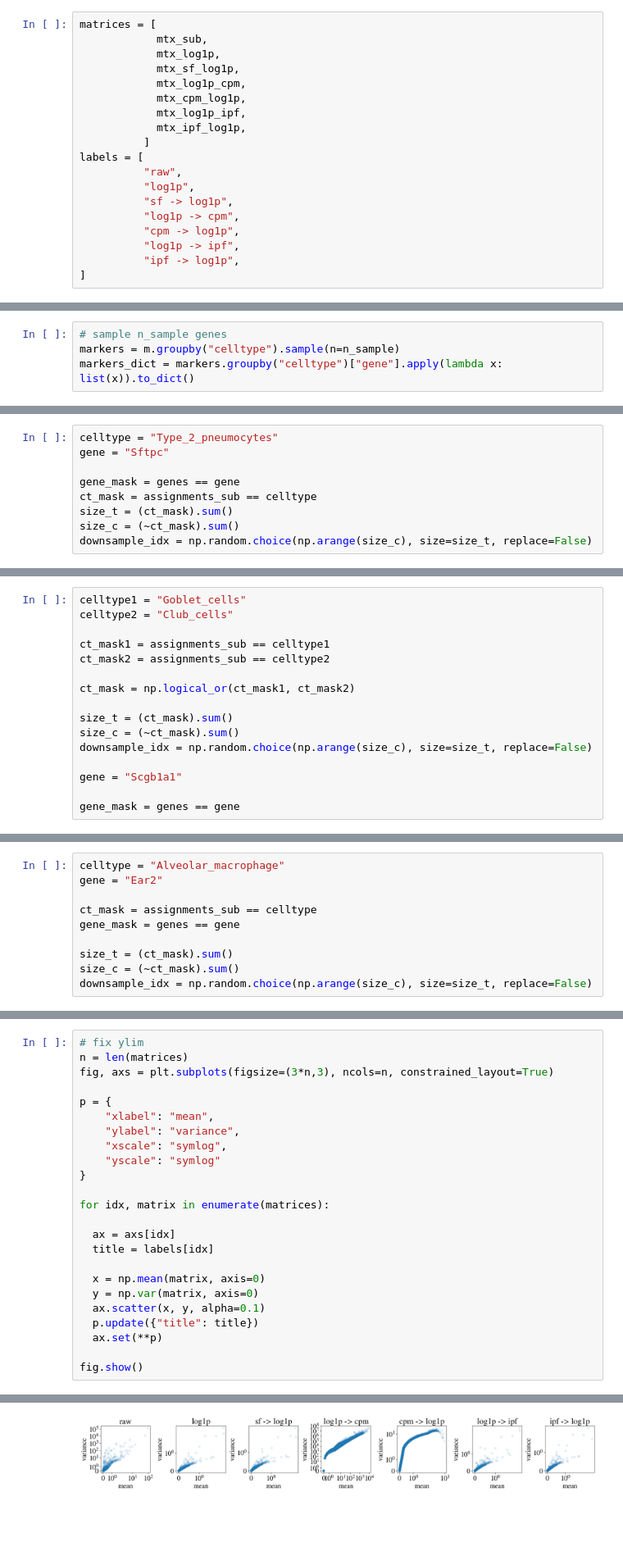
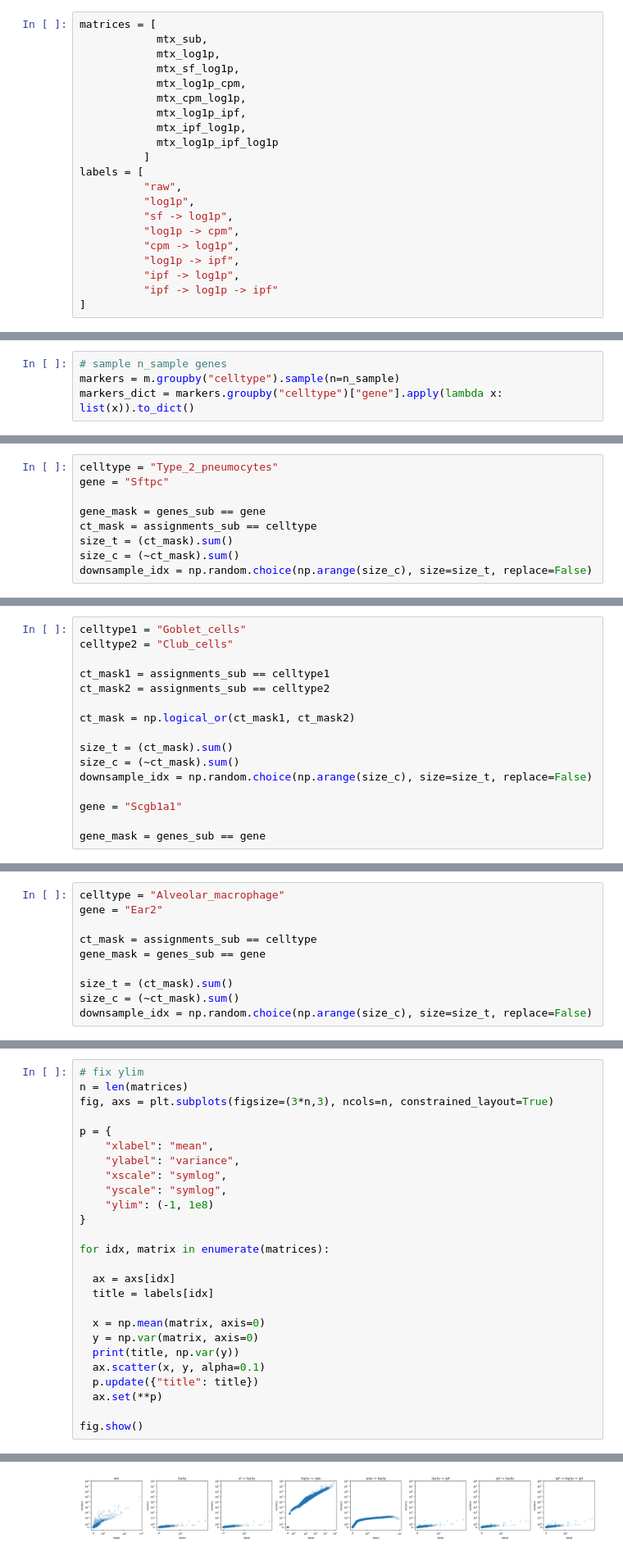
Before and after one commit to pachterlab/BHGP_2022, a Jupyter notebook: notebooks/comparison.ipynb, the cells around one changed output, grey strips where cells are left out. Shown at 82% size. Cells and saved outputs as stored; diff of their text form; blank space fills up the shorter version.

```diff
--- a/notebooks/comparison.ipynb
+++ b/notebooks/comparison.ipynb
@@ -374,6 +385,7 @@ matrices = [
             mtx_cpm_log1p,
             mtx_log1p_ipf,
             mtx_ipf_log1p,
+            mtx_log1p_ipf_log1p
           ]
 labels = [
           "raw",
@@ -383,6 +395,7 @@ labels = [
           "cpm -> log1p",
           "log1p -> ipf",
           "ipf -> log1p",
+          "ipf -> log1p -> ipf"
 ]
 # %%
 table = "https://static-content.springer.com/esm/art%3A10.1038%2Fs41467-019-08831-9/MediaObjects/41467_2019_8831_MOESM4_ESM.xlsx"
@@ -430,7 +443,7 @@ array(['red_blood_cells', 'Fn1+_macrophage', 'Goblet_cells',
 celltype = "Type_2_pneumocytes"
 gene = "Sftpc"
 
-gene_mask = genes == gene
+gene_mask = genes_sub == gene
 ct_mask = assignments_sub == celltype
 size_t = (ct_mask).sum()
 size_c = (~ct_mask).sum()
@@ -476,7 +498,7 @@ downsample_idx = np.random.choice(np.arange(size_c), size=size_t, replace=False)
 
 gene = "Scgb1a1"
 
-gene_mask = genes == gene
+gene_mask = genes_sub == gene
 # %%
 n = len(matrices)
 fig, axs = plt.subplots(figsize=(3*n,3), ncols=n, constrained_layout=True)
@@ -509,7 +540,7 @@ celltype = "Alveolar_macrophage"
 gene = "Ear2"
 
 ct_mask = assignments_sub == celltype
-gene_mask = genes == gene
+gene_mask = genes_sub == gene
 
 size_t = (ct_mask).sum()
 size_c = (~ct_mask).sum()
@@ -550,7 +589,8 @@ p = {
     "xlabel": "mean",
     "ylabel": "variance",
     "xscale": "symlog",
-    "yscale": "symlog"
+    "yscale": "symlog",
+    "ylim": (-1, 1e8)
 }
 
 for idx, matrix in enumerate(matrices):
@@ -560,6 +600,7 @@ for idx, matrix in enumerate(matrices):
 
   x = np.mean(matrix, axis=0)
   y = np.var(matrix, axis=0)
+  print(title, np.var(y))
   ax.scatter(x, y, alpha=0.1)
   p.update({"title": title})
   ax.set(**p)
@@ -569,4 +618,4 @@ fig.show()
-[figure, old version]
+[figure, new version]
 # %%
 pcs = []
 for matrix in matrices:
```
Also changed, not shown: parts of 15 cells of this notebook.
